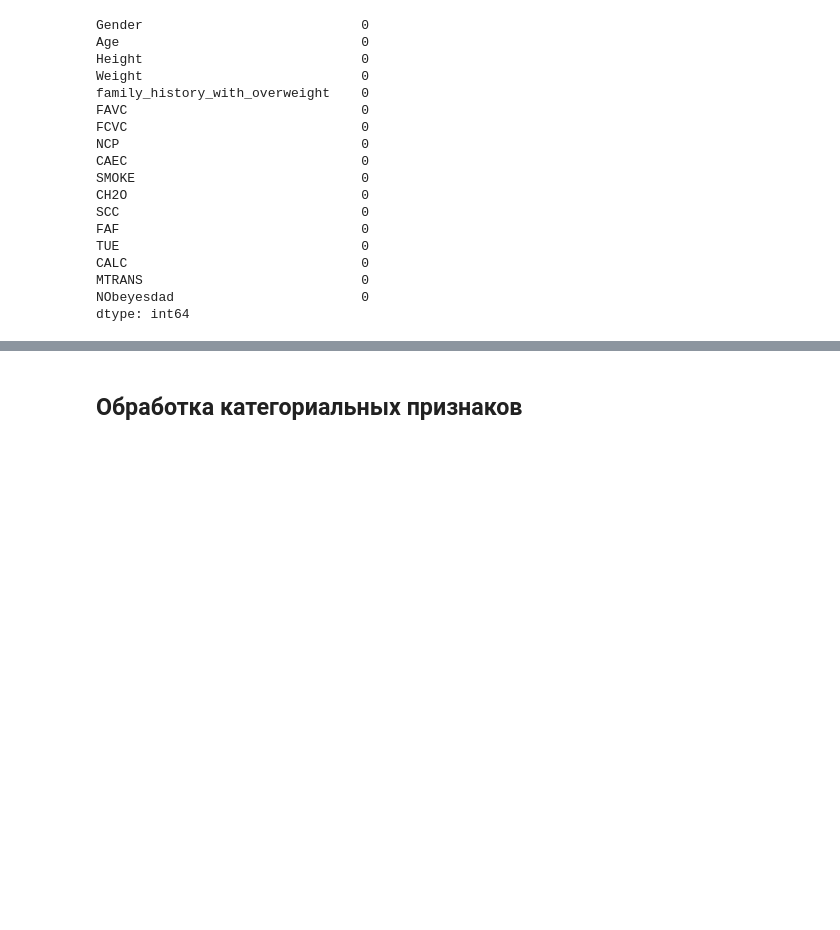
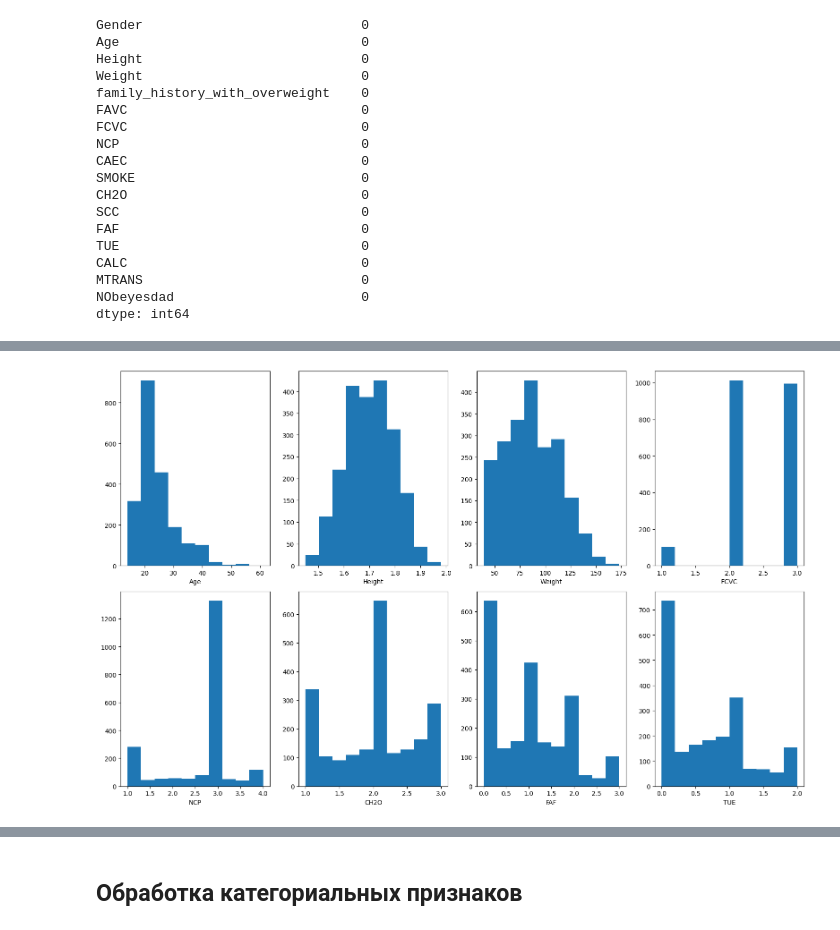
Before and after one commit to Hracc/Multiclass_prediction_of_obesity_risk, a Jupyter notebook: shared_folder/sasha_folder/data.ipynb, the cells around one changed output, grey strips where cells are left out. Saved outputs shown, nothing was run; the diff lists cells and outputs as text; code cells hidden in the pictures; blank space fills up the shorter version.

```diff
--- a/shared_folder/sasha_folder/data.ipynb
+++ b/shared_folder/sasha_folder/data.ipynb
@@ -142,0 +145,31 @@ dtype: int64
+# %%
+fig, axes = plt.subplots(2, 4, figsize=(16, 10))
+
+axes[0,0].hist(df['Age'])
+axes[0,0].set_xlabel('Age')
+
+axes[0,1].hist(df['Height'])
+axes[0,1].set_xlabel('Height')
+
+axes[0,2].hist(df['Weight'])
+axes[0,2].set_xlabel('Weight')
+
+axes[0,3].hist(df['FCVC'])
+axes[0,3].set_xlabel('FCVC')
+
+axes[1,0].hist(df['NCP'])
+axes[1,0].set_xlabel('NCP')
+
+axes[1,1].hist(df['CH2O'])
+axes[1,1].set_xlabel('CH2O')
+
+axes[1,2].hist(df['FAF'])
+axes[1,2].set_xlabel('FAF')
+
+axes[1,3].hist(df['TUE'])
+axes[1,3].set_xlabel('TUE')
+
+plt.tight_layout()
+plt.show()
+# %% [output]
+[figure, added]
```
Also changed, not shown: parts of 6 cells of this notebook, 3 other files.
